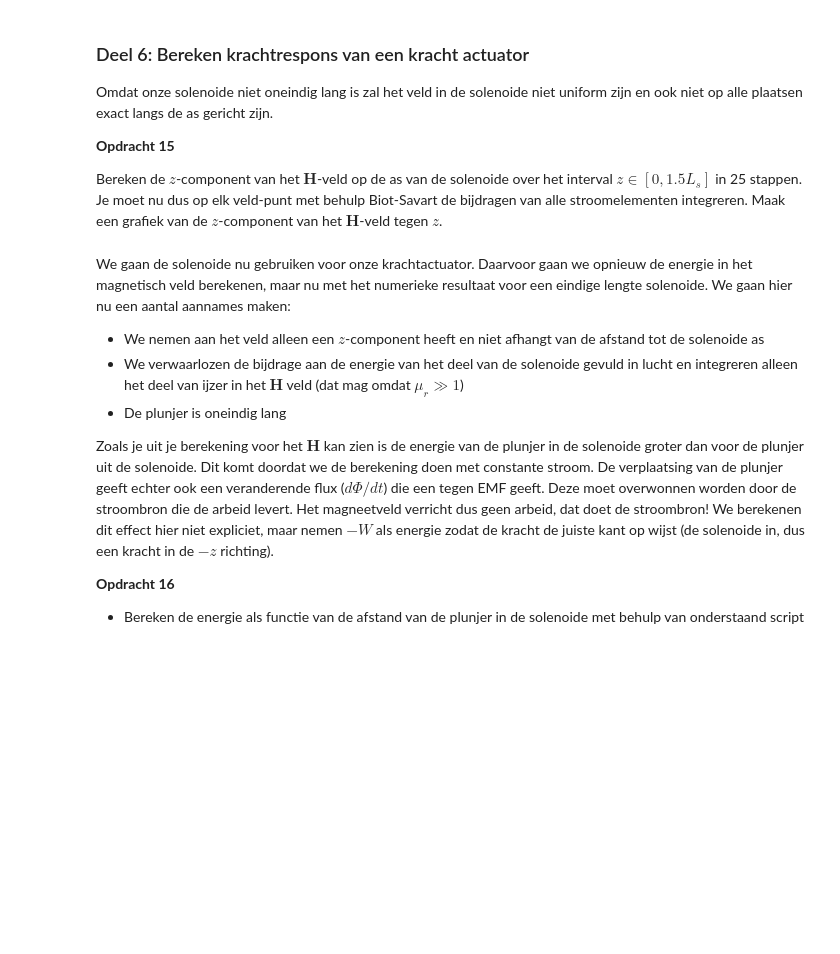
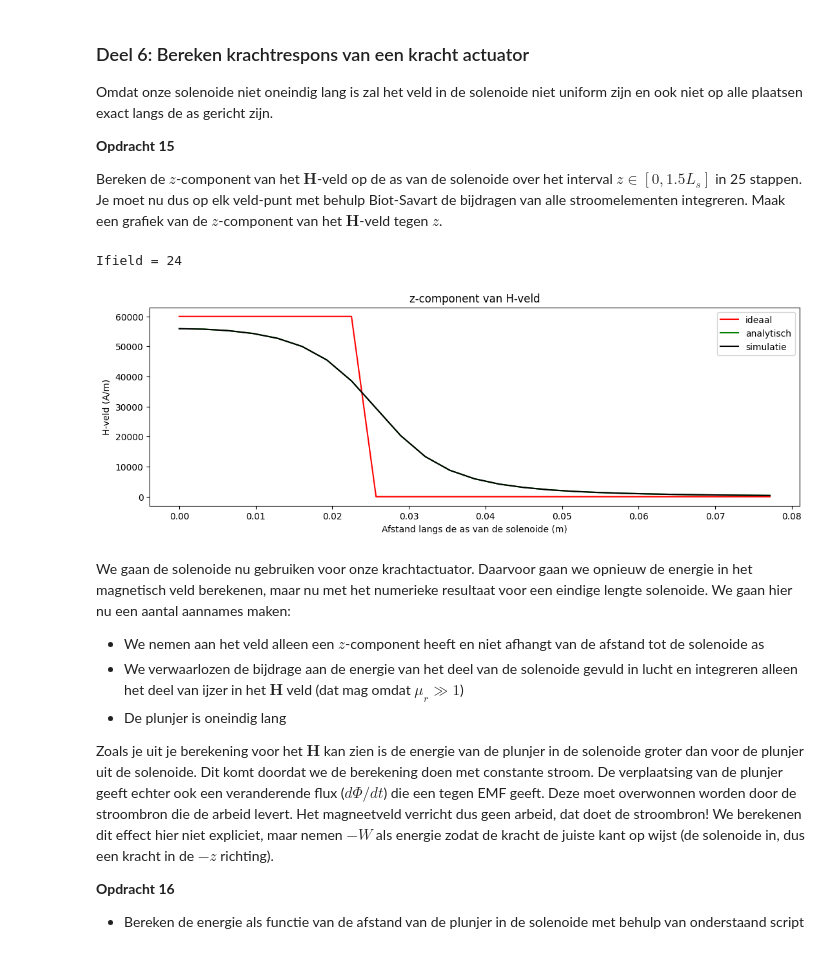
Before and after one commit to ggdejong/opdrachten-DEF-D, a Jupyter notebook: DigitaleOntwerpopdrachten/1CondensatorOpdracht/KrachtactuatorOpdracht.ipynb, the cells around one changed output. Cells and saved outputs as stored; diff of their text form; code cells hidden in the pictures; blank space fills up the shorter version.

```diff
--- a/DigitaleOntwerpopdrachten/1CondensatorOpdracht/KrachtactuatorOpdracht.ipynb
+++ b/DigitaleOntwerpopdrachten/1CondensatorOpdracht/KrachtactuatorOpdracht.ipynb
@@ -583,3 +551,56 @@ Bereken de $z$-component van het $\mathbf{H}$-veld op de as van de solenoide ove
+# %%
+n_ax = 25
+z_ax = np.linspace(0, 1.5 * L_sol, n_ax)
+H_ax = np.zeros((n_ax,1))
+
+for i_field in range(n_ax):
+    print(f"\rIfield = {i_field}", end="")  # laat zien welk veldpunt berekend wordt
+
+    # veldpunt op de z-as
+    r_field = np.array([0.0, 0.0, z_ax[i_field]])
+
+    Hsimulated = np.array([0.0, 0.0, 0.0], dtype='float64')
+
+    for i_source in range(N - 1):
+        # bronpunt op de draad
+        r_source = np.array([x[i_source], y[i_source], z[i_source]])
+
+        # stroomelement dl
+        dl = np.array([
+            x[i_source + 1] - x[i_source],
+            y[i_source + 1] - y[i_source],
+            z[i_source + 1] - z[i_source]
+        ])
+
+        Hsimulated += field_current_element(r_field, r_source, dl)
+
+    # z-component van H opslaan
+    H_ax[i_field,0] = Hsimulated[2]
+
+# spoed n
+n = aantal_omwentelingen / L_sol
+
+# ideaal lange solenoide: binnenin constant, buiten 0
+H_veld_ideaal = n * I * np.ones(n_ax) * (1.0 * (z_ax < L_sol/2))
+
+# analytische uitdrukking op de as van een eindige solenoide
+H_veld_analytisch = (n * I / 2) * (
+    (L_sol/2 - z_ax) / np.sqrt((z_ax - L_sol/2)**2 + r_sol**2)
+    + (L_sol/2 + z_ax) / np.sqrt((z_ax + L_sol/2)**2 + r_sol**2)
+)
+
+plt.figure(figsize=(13,4))
+plt.title('z-component van H-veld')
+plt.plot(z_ax, H_veld_ideaal, '-r', label='ideaal')
+plt.plot(z_ax, H_veld_analytisch, '-g', label='analytisch')
+plt.plot(z_ax, H_ax, '-k', label='simulatie')
+plt.xlabel('Afstand langs de as van de solenoide (m)')
+plt.ylabel('H-veld (A/m)')
+plt.legend()
+plt.show()
+# %% [output]
+Ifield = 24
+[figure, added]
 # %% [markdown]
 We gaan de solenoide nu gebruiken voor onze krachtactuator. Daarvoor gaan we opnieuw de energie in het magnetisch veld berekenen, maar nu met het numerieke resultaat voor een eindige lengte solenoide. We gaan hier nu een aantal aannames maken:
 * We nemen aan het veld alleen een $z$-component heeft en niet afhangt van de afstand tot de solenoide as
```
Also changed, not shown: parts of 1 cell of this notebook.
